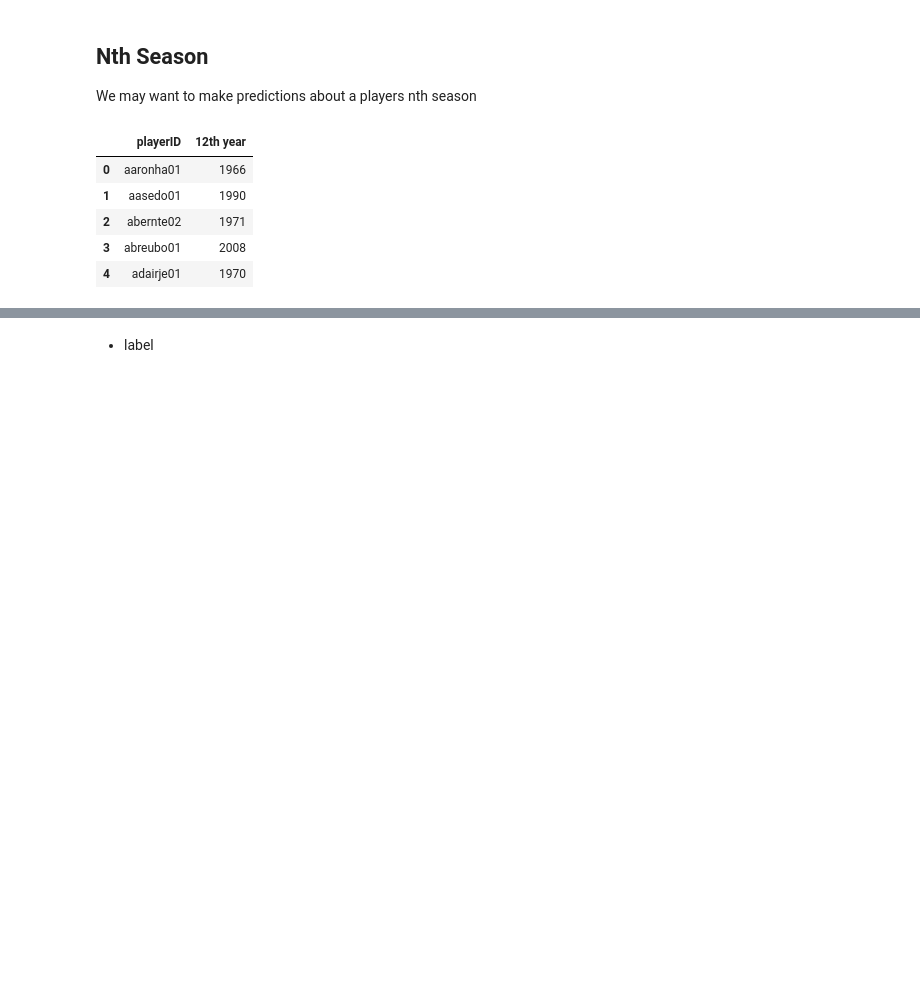
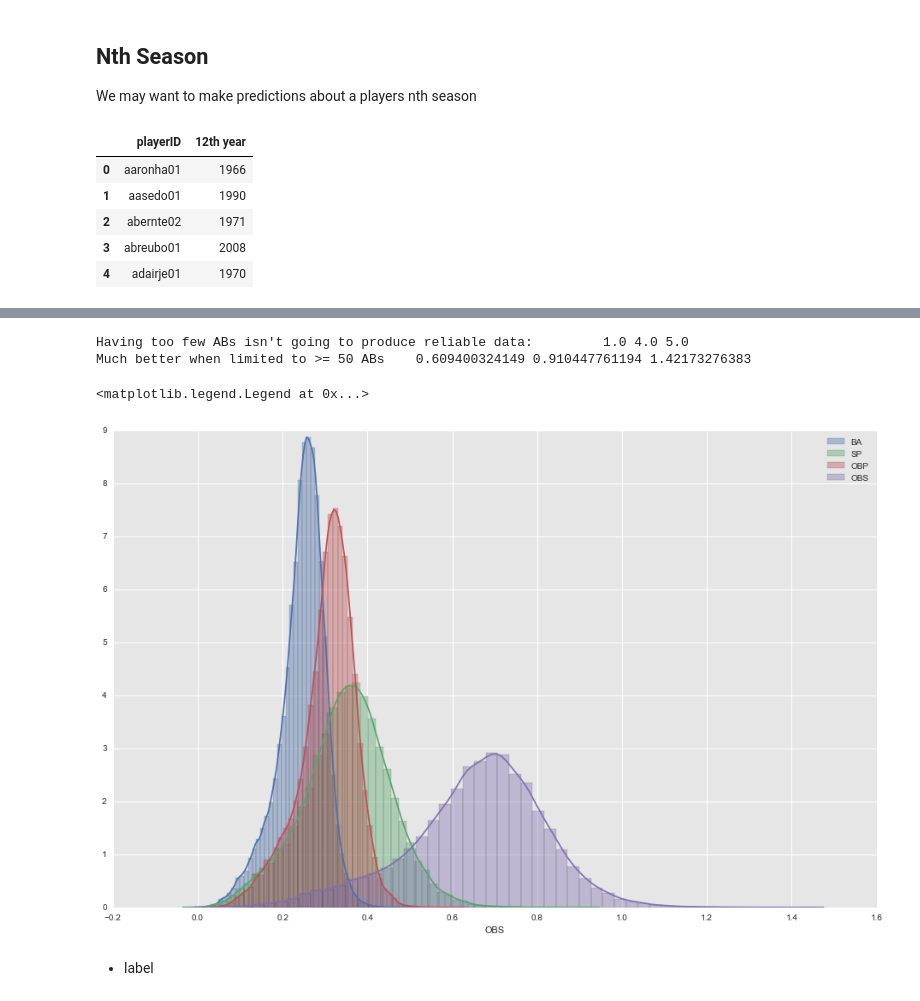
Before and after one commit to kenEldridge/baseball, a Jupyter notebook: baseball.ipynb, the cells around one changed output, grey strips where cells are left out. Drawn from its saved outputs; the diff is of its cells as text; code cells hidden in the pictures; blank space fills up the shorter version.

```diff
--- a/baseball.ipynb
+++ b/baseball.ipynb
@@ -482,2 +480,56 @@ batting_sum
+# %%
+batting = dfs['Batting.csv']
+batting.columns
+batting_groupby = batting.groupby(by=['playerID', 'yearID'])
+
+batting_sum = batting_groupby.sum()
+batting_sum = batting_sum.reset_index()
+del batting_sum['stint']
+batting_player_year = batting_sum
+
+batting_player_year['BA'] = batting_player_year.H / batting_player_year.AB
+
+# Missing values cause trouble
+batting_player_year.H = [0 if np.isnan(x) else x for x in batting_player_year.H]
+batting_player_year.BB = [0 if np.isnan(x) else x for x in batting_player_year.BB]
+batting_player_year.HBP = [0 if np.isnan(x) else x for x in batting_player_year.HBP]
+batting_player_year.AB = [0 if np.isnan(x) else x for x in batting_player_year.AB]
+batting_player_year.SF = [0 if np.isnan(x) else x for x in batting_player_year.SF]
+
+batting_player_year['OBP'] = (batting_player_year.H + batting_player_year.BB +
+                              batting_player_year.HBP) / ( batting_player_year.AB +
+                                batting_player_year.BB + batting_player_year.HBP +
+                                                             batting_player_year.SF )
+
+batting_player_year.OBP = [0 if np.isnan(x) else x for x in batting_player_year.OBP]
+
+batting_player_year['1B'] = batting_player_year.H - batting_player_year['2B'] - batting_player_year['3B'] - batting_player_year['HR']
+
+batting_player_year['SP'] = (batting_player_year['1B'] + 2*batting_player_year['2B'] +
+                          3*batting_player_year['3B'] + 4*batting_player_year['HR']) / (batting_player_year.AB)
+
+batting_player_year['OBS'] = batting_player_year.OBP + batting_player_year.SP
+
+batting_player_year.OBS = [0 if np.isnan(x) else x for x in batting_player_year.OBS]
+
+# Having too few ABs isn't going to produce reliable data
+print ( 'Having too few ABs isn\'t going to produce reliable data:\t' , batting_player_year.OBP.max(), batting_player_year.SP.max(), batting_player_year.OBS.max() )
+
+batting_player_year = batting_player_year[batting_player_year.AB >= 50]
+# Much better when limited to >= 50 ABs
+print ( 'Much better when limited to >= 50 ABs\t' , batting_player_year.OBP.max(), batting_player_year.SP.max(), batting_player_year.OBS.max() )
+# %% [output]
+Having too few ABs isn't going to produce reliable data:         1.0 4.0 5.0
+Much better when limited to >= 50 ABs    0.609400324149 0.910447761194 1.42173276383
+# %%
+plt.figure(figsize=(16,10))
+sns.distplot(batting_player_year.BA, label='BA', axlabel='adff')
+sns.distplot(batting_player_year.SP, label='SP')
+sns.distplot(batting_player_year.OBP, label='OBP')
+sns.distplot(batting_player_year.OBS, label='OBS')
+plt.legend()
+# %% [output]
+<matplotlib.legend.Legend at 0x...>
+[figure, added]
 # %% [markdown]
 * label
```
Also changed, not shown: parts of 3 cells of this notebook.
